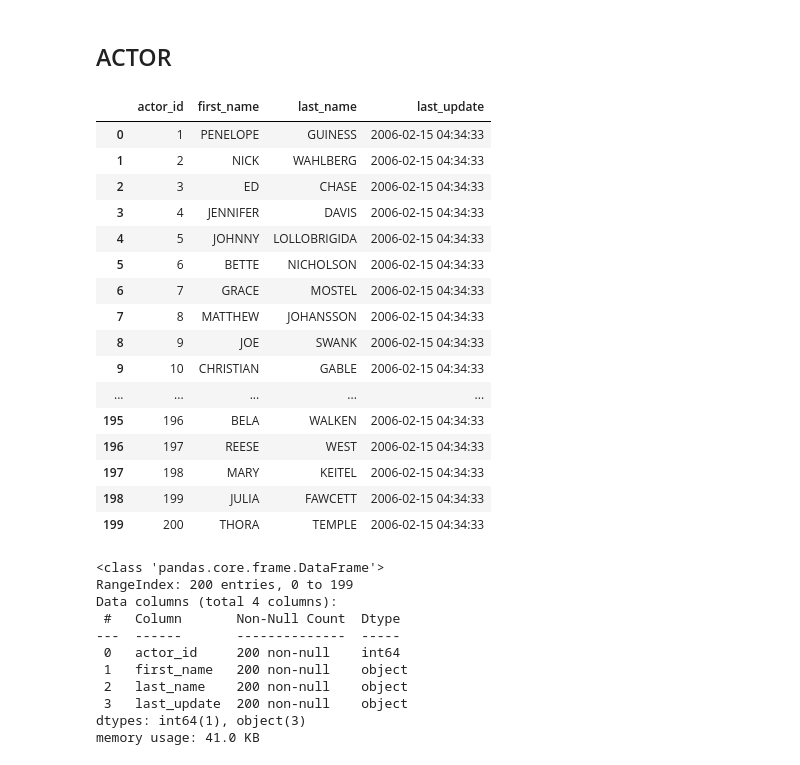
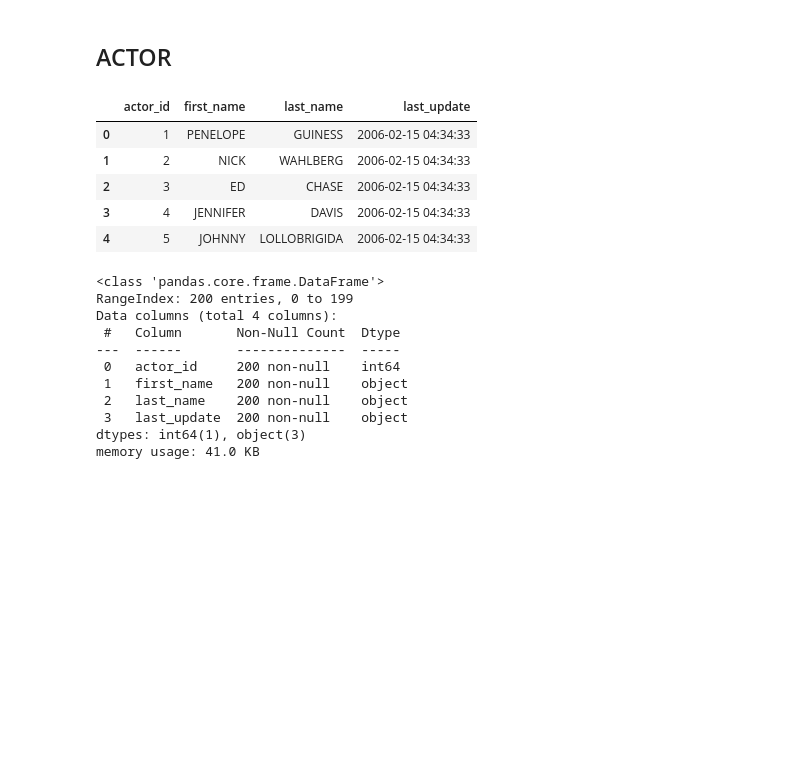
Before and after one commit to Arturo-Rodriguez-Moreno/3_proyecto_sql, a Jupyter notebook: notebook/explore_clean_data.ipynb, the cells around one changed output. Saved outputs shown, nothing was run; the diff lists cells and outputs as text; code cells hidden in the pictures; blank space fills up the shorter version.

```diff
--- a/notebook/explore_clean_data.ipynb
+++ b/notebook/explore_clean_data.ipynb
@@ -12,25 +12,14 @@ warnings.simplefilter('ignore')   # es para quitar warnings
 ## ACTOR
 # %%
 df_actor=pd.read_csv('../data/actor.csv')
-df_actor
+df_actor.head()
 # %% [output]
 |  | actor_id | first_name | last_name | last_update |
 | 0 | 1 | PENELOPE | GUINESS | 2006-02-15 04:34:33 |
 | 1 | 2 | NICK | WAHLBERG | 2006-02-15 04:34:33 |
 | 2 | 3 | ED | CHASE | 2006-02-15 04:34:33 |
 | 3 | 4 | JENNIFER | DAVIS | 2006-02-15 04:34:33 |
 | 4 | 5 | JOHNNY | LOLLOBRIGIDA | 2006-02-15 04:34:33 |
-| 5 | 6 | BETTE | NICHOLSON | 2006-02-15 04:34:33 |
-| 6 | 7 | GRACE | MOSTEL | 2006-02-15 04:34:33 |
-| 7 | 8 | MATTHEW | JOHANSSON | 2006-02-15 04:34:33 |
-| 8 | 9 | JOE | SWANK | 2006-02-15 04:34:33 |
-| 9 | 10 | CHRISTIAN | GABLE | 2006-02-15 04:34:33 |
-| ... | ... | ... | ... | ... |
-| 195 | 196 | BELA | WALKEN | 2006-02-15 04:34:33 |
-| 196 | 197 | REESE | WEST | 2006-02-15 04:34:33 |
-| 197 | 198 | MARY | KEITEL | 2006-02-15 04:34:33 |
-| 198 | 199 | JULIA | FAWCETT | 2006-02-15 04:34:33 |
-| 199 | 200 | THORA | TEMPLE | 2006-02-15 04:34:33 |
 # %%
 df_actor.info(memory_usage='deep')
 # %% [output]
```
Also changed, not shown: parts of 23 cells of this notebook.
